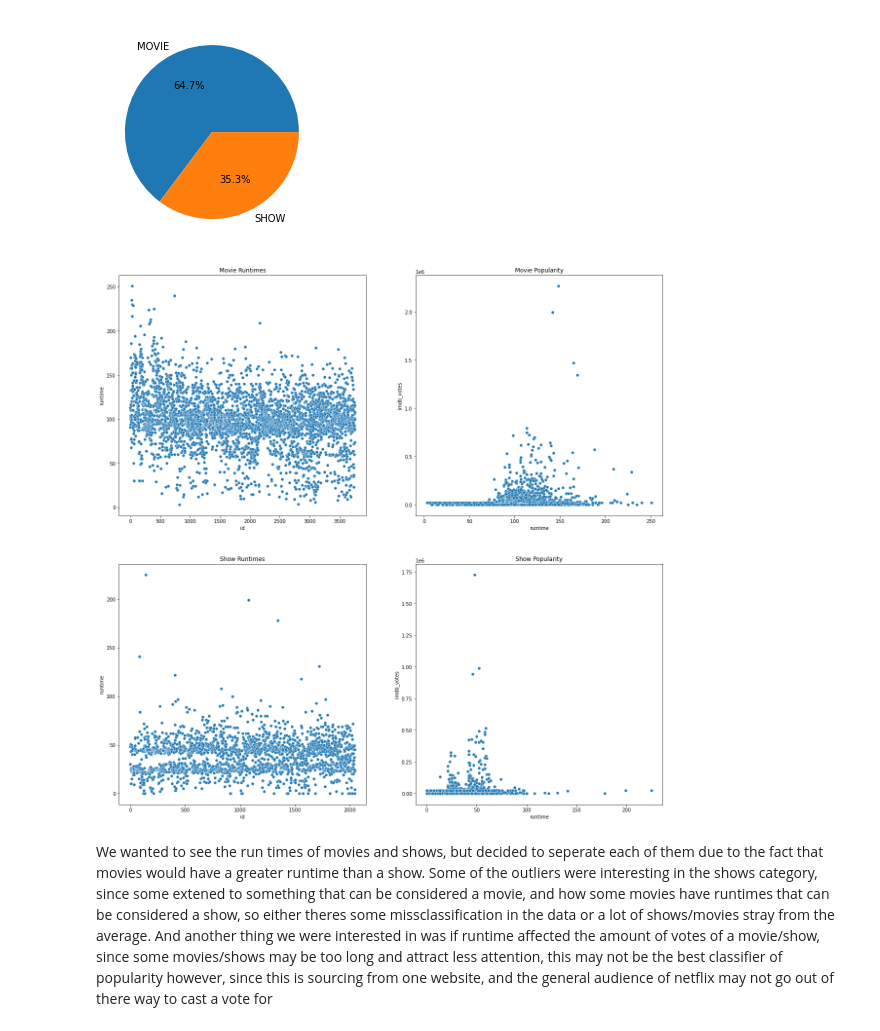
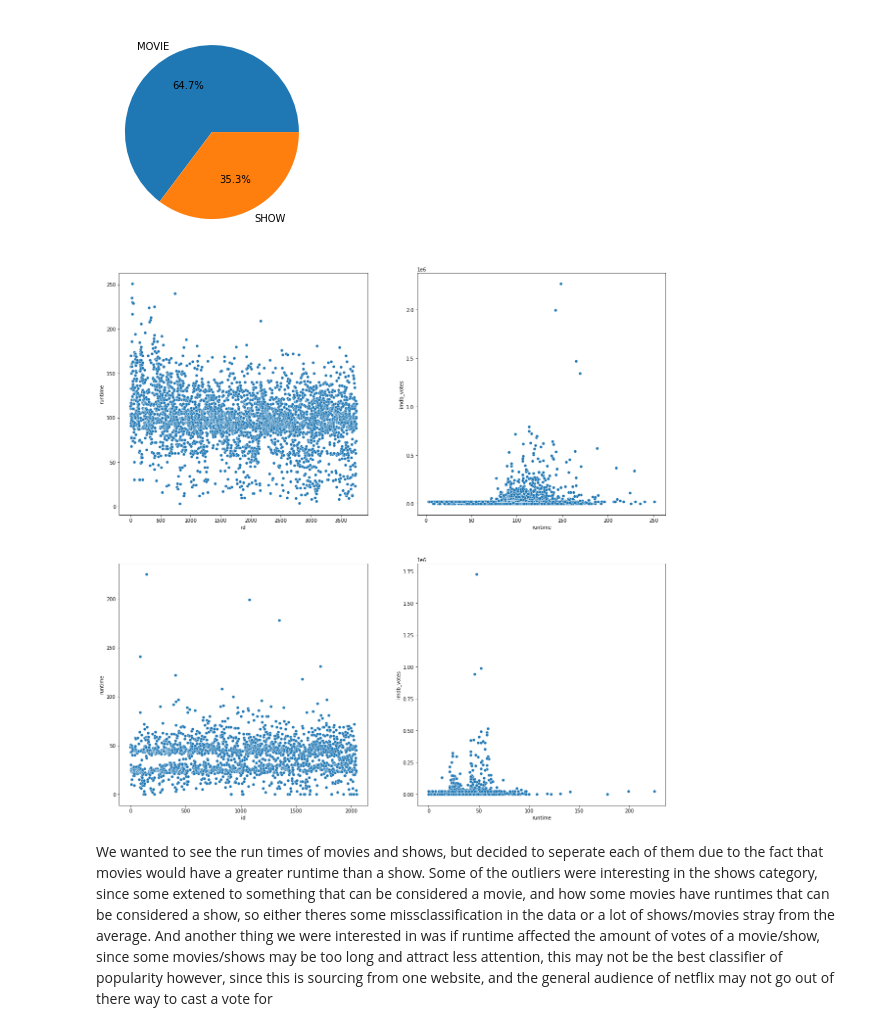
Before and after one commit to IMainHibana/DS1-GroupProject, a Jupyter notebook: DS1P.ipynb, the cells around one changed output. Drawn from its saved outputs; the diff is of its cells as text; code cells hidden in the pictures.

```diff
--- a/DS1P.ipynb
+++ b/DS1P.ipynb
@@ -377,19 +377,13 @@ movie_df['id'] = np.arange(0,3758)
 # %%
 # aaron
 fig, axes = plt.subplots(nrows = 2, ncols = 2, figsize = (20,20))
-
 sns.scatterplot(x=movie_df['id'], y=movie_df['runtime'], ax=axes[0][0])
 sns.scatterplot(x = movie_df['runtime'], y = movie_df['imdb_votes'], ax=axes[0][1])
-
 sns.scatterplot(x=show_df['id'], y = show_df['runtime'], ax=axes[1][0])
 sns.scatterplot(x=show_df['runtime'], y = show_df['imdb_votes'],ax=axes[1][1])
-axes[0,0].set_title('Movie Runtimes')
-axes[0,1].set_title("Movie Popularity")
-axes[1,0].set_title('Show Runtimes')
-axes[1,1].set_title("Show Popularity")
 plt.show()
 # %% [output]
-[figure, old version]
+[figure, new version]
 # %% [markdown]
 We wanted to see the run times of movies and shows, but decided to seperate each of them due to the fact that movies would have a greater runtime than a show. Some of the outliers were interesting in the shows category, since some extened to something that can be considered a movie, and how some movies have runtimes that can be considered a show, so either theres some missclassification in the data or a lot of shows/movies stray from the average. And another thing we were interested in was if runtime affected the amount of votes of a movie/show, since some movies/shows may be too long and attract less attention, this may not be the best classifier of popularity however, since this is sourcing from one website, and the general audience of netflix may not go out of there way to cast a vote for
 # %%
```
Also changed, not shown: parts of 37 cells of this notebook.
